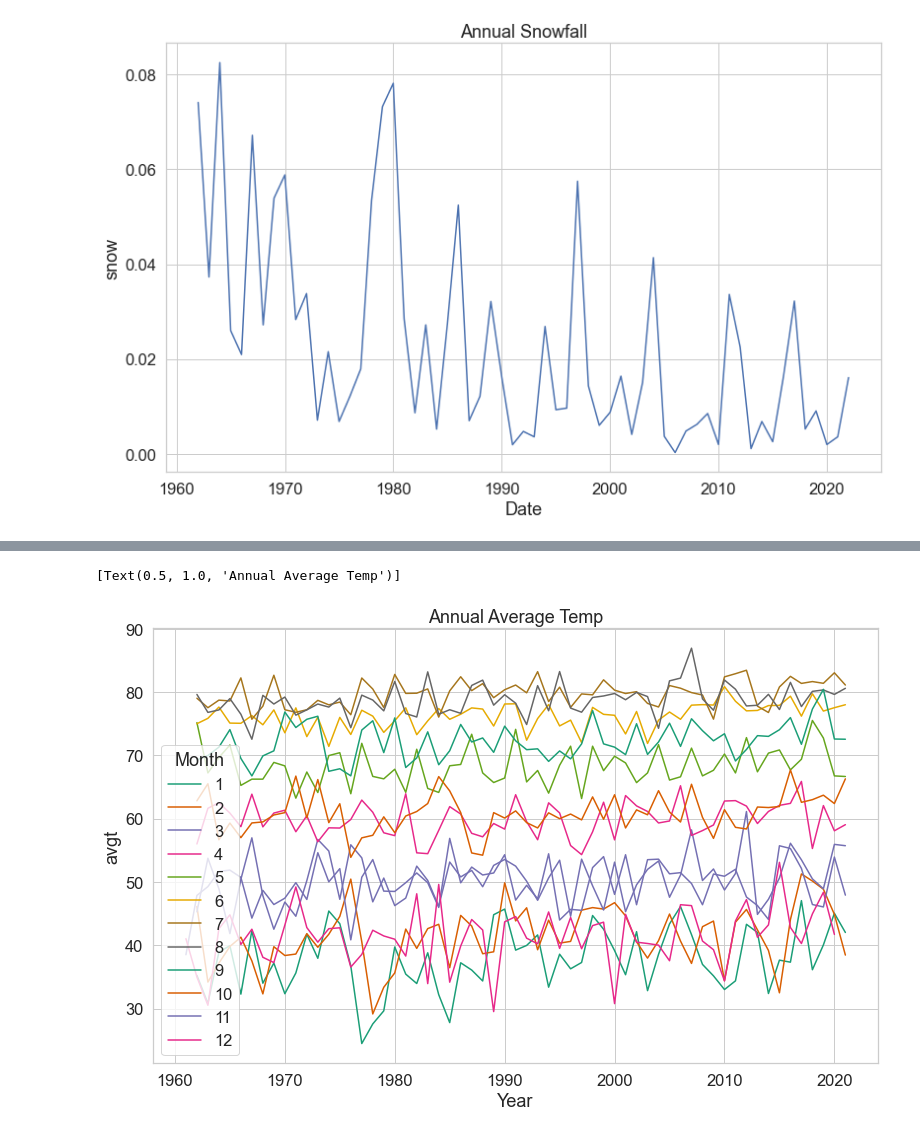
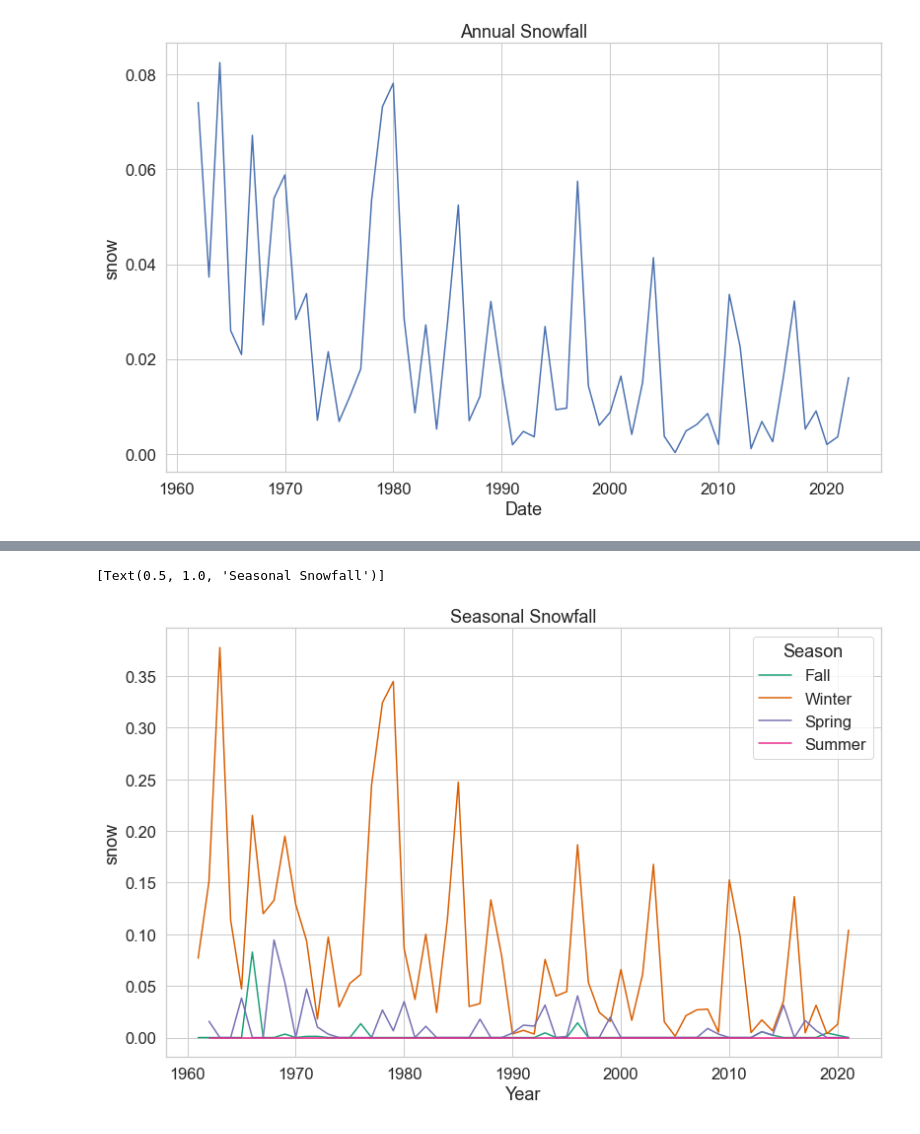
Before and after one commit to robertlanier/capstone, a Jupyter notebook: notebooks/tamu_srcc_eda.ipynb, the cells around one changed output, grey strips where cells are left out. Saved outputs shown, nothing was run; the diff lists cells and outputs as text; code cells hidden in the pictures.

Commit message:
add season column - rl

```diff
--- a/notebooks/tamu_srcc_eda.ipynb
+++ b/notebooks/tamu_srcc_eda.ipynb
@@ -121,0 +89,11 @@ avgt_df.head(10)
+# %%
+conditions = [
+    (idx_df['Month'] == 12) | (idx_df['Month'] == 1) | (idx_df['Month'] == 2),
+    (idx_df['Month'] == 3) | (idx_df['Month'] == 4) | (idx_df['Month'] == 5),
+    (idx_df['Month'] == 6) | (idx_df['Month'] == 7) | (idx_df['Month'] == 8),
+    (idx_df['Month'] == 9) | (idx_df['Month'] == 10) | (idx_df['Month'] == 11),
+]
+
+choices = ['Winter', 'Spring', 'Summer', 'Fall']
+
+idx_df['Season'] = np.select(conditions, choices)
@@ -172,10 +171,10 @@ sns.lineplot(
-# %%
-sns.lineplot(x = 'Year',
-             y = 'avgt',
-             data = idx_df,
-             hue = 'Month',
-             palette = 'Dark2',
-             ci = None).set(title='Annual Average Temp')
-# %% [output]
-[Text(0.5, 1.0, 'Annual Average Temp')]
-[figure, removed]
+# %%
+sns.lineplot(x = 'Year',
+             y = 'snow',
+             data = idx_df,
+             hue = 'Season',
+             palette = 'Dark2',
+             ci = None).set(title='Seasonal Snowfall')
+# %% [output]
+[Text(0.5, 1.0, 'Seasonal Snowfall')]
+[figure, added]
```
Also changed, not shown: parts of 29 cells of this notebook.
